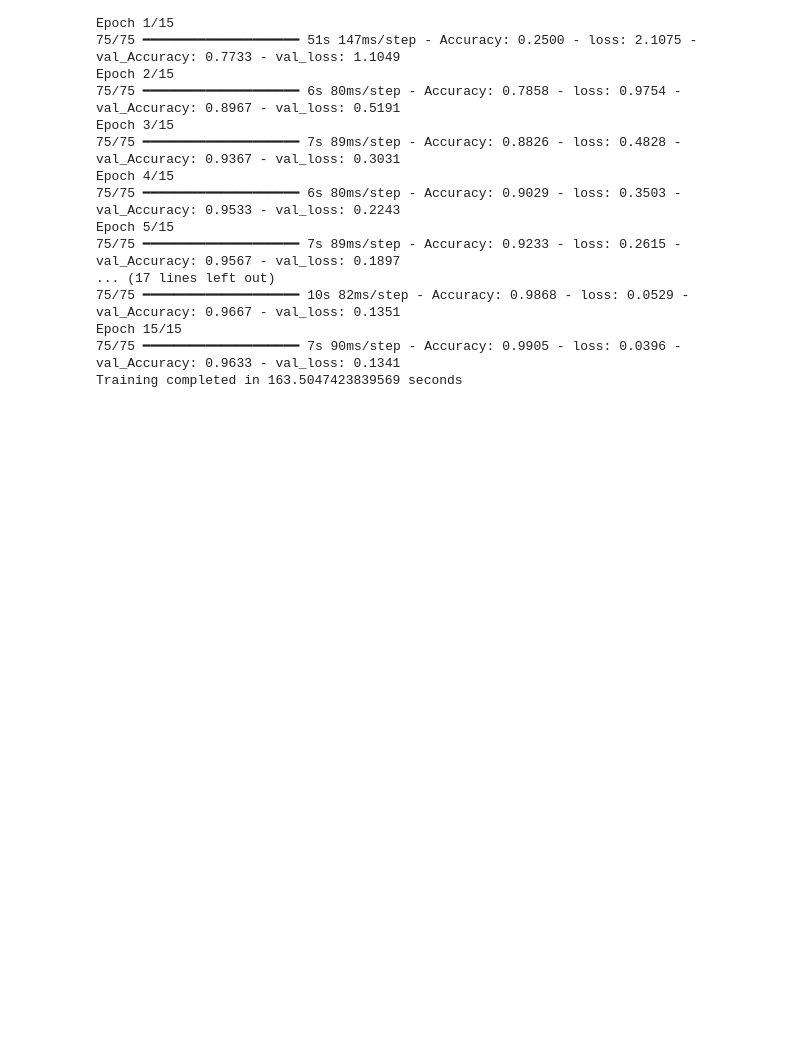
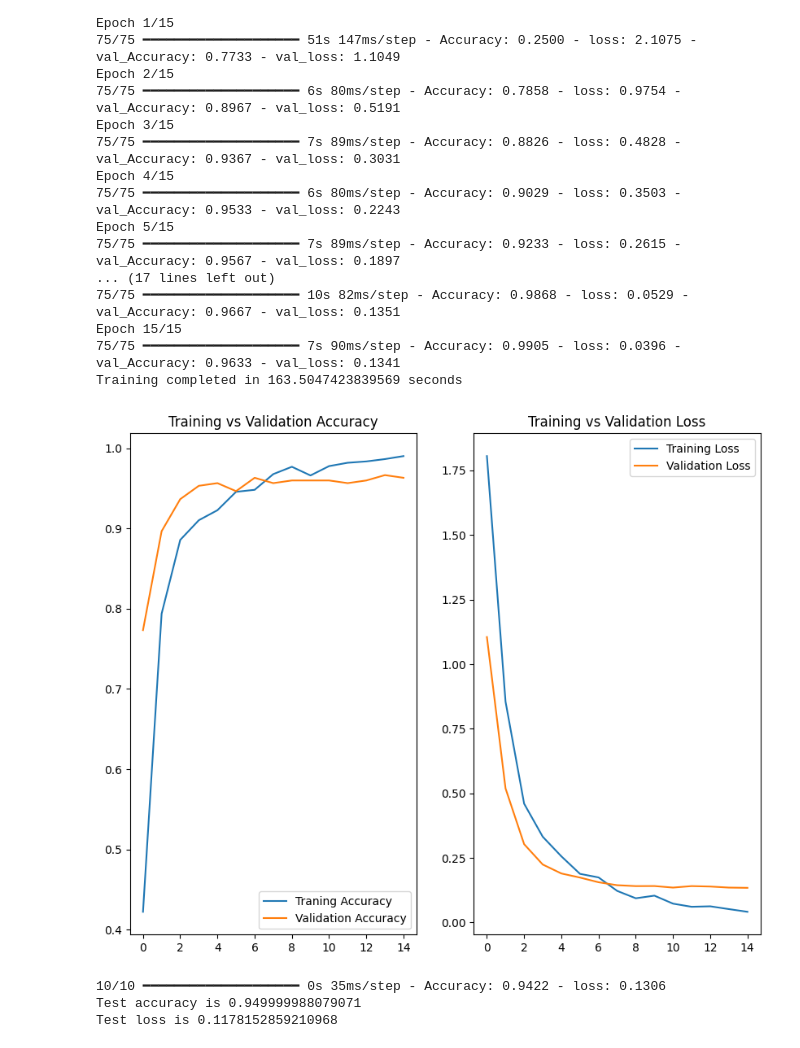
Before and after one commit to leoperator/e-waste-classification, a Jupyter notebook: e_waste_classification.ipynb, the cells around one changed output. Drawn from its saved outputs; the diff is of its cells as text; code cells hidden in the pictures; blank space fills up the shorter version.

```diff
--- a/e_waste_classification.ipynb
+++ b/e_waste_classification.ipynb
@@ -158,3 +158,34 @@ Epoch 5/15
 Epoch 15/15
 75/75 ━━━━━━━━━━━━━━━━━━━━ 7s 90ms/step - Accuracy: 0.9905 - loss: 0.0396 - val_Accuracy: 0.9633 - val_loss: 0.1341
 Training completed in 163.5047423839569 seconds
+# %%
+#Model Performance Metrics
+acc = history.history['Accuracy']
+val_acc = history.history['val_Accuracy']
+loss = history.history['loss']
+val_loss = history.history['val_loss']
+
+epochs_range = range(len(acc))
+
+plt.figure(figsize=(10, 8))
+plt.subplot(1, 2, 1)
+plt.plot(epochs_range, acc, label = 'Traning Accuracy')
+plt.plot(epochs_range, val_acc, label = 'Validation Accuracy')
+plt.legend(loc = 'lower right')
+plt.title('Training vs Validation Accuracy')
+plt.subplot(1, 2, 2)
+plt.plot(epochs_range, loss, label='Training Loss')
+plt.plot(epochs_range, val_loss, label='Validation Loss')
+plt.legend(loc='upper right')
+plt.title('Training vs Validation Loss')
+plt.show()
+# %% [output]
+[figure, added]
+# %%
+#Testing Model on Testing Dataset
+test_loss, test_accuracy = model.evaluate(datatest)
+print(f"Test accuracy is {test_accuracy}\nTest loss is {test_loss}")
+# %% [output]
+10/10 ━━━━━━━━━━━━━━━━━━━━ 0s 35ms/step - Accuracy: 0.9422 - loss: 0.1306
+Test accuracy is 0.949999988079071
+Test loss is 0.1178152859210968
```
Also changed, not shown: parts of 3 cells of this notebook.
